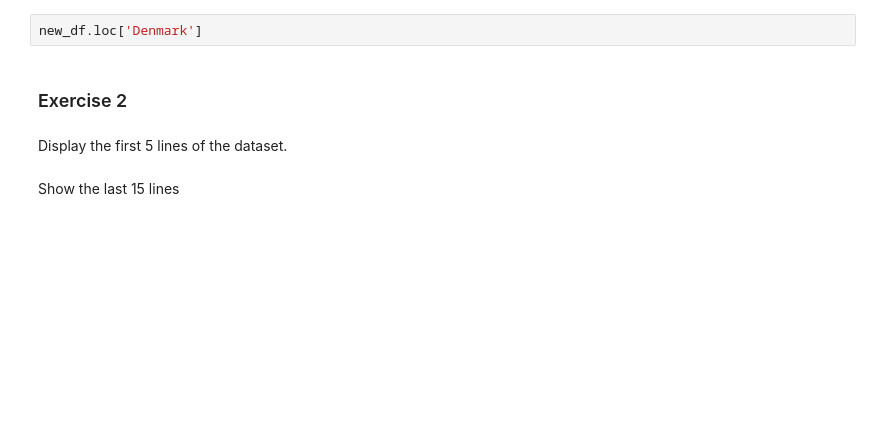
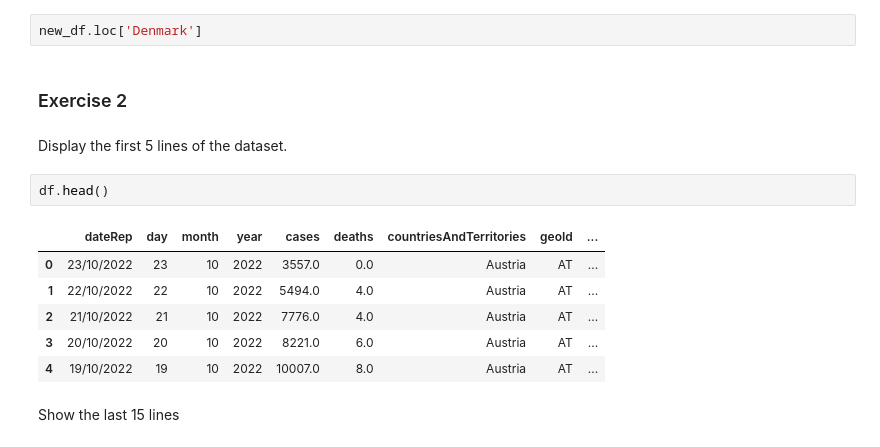
Before and after one commit to Niknyg/Niknyg, a Jupyter notebook: Pandas/Pandas.ipynb, the cells around one changed output. Drawn from its saved outputs; the diff is of its cells as text; blank space fills up the shorter version.

```diff
--- a/Pandas/Pandas.ipynb
+++ b/Pandas/Pandas.ipynb
@@ -489,5 +489,14 @@ new_df.loc['Denmark']
 ### Exercise 2
 # %% [markdown]
 Display the first 5 lines of the dataset.
+# %%
+df.head()
+# %% [output]
+|  | dateRep | day | month | year | cases | deaths | countriesAndTerritories | geoId | ... |
+| 0 | 23/10/2022 | 23 | 10 | 2022 | 3557.0 | 0.0 | Austria | AT | ... |
+| 1 | 22/10/2022 | 22 | 10 | 2022 | 5494.0 | 4.0 | Austria | AT | ... |
+| 2 | 21/10/2022 | 21 | 10 | 2022 | 7776.0 | 4.0 | Austria | AT | ... |
+| 3 | 20/10/2022 | 20 | 10 | 2022 | 8221.0 | 6.0 | Austria | AT | ... |
+| 4 | 19/10/2022 | 19 | 10 | 2022 | 10007.0 | 8.0 | Austria | AT | ... |
 # %% [markdown]
 Show the last 15 lines
```
Also changed, not shown: parts of 22 cells of this notebook.
